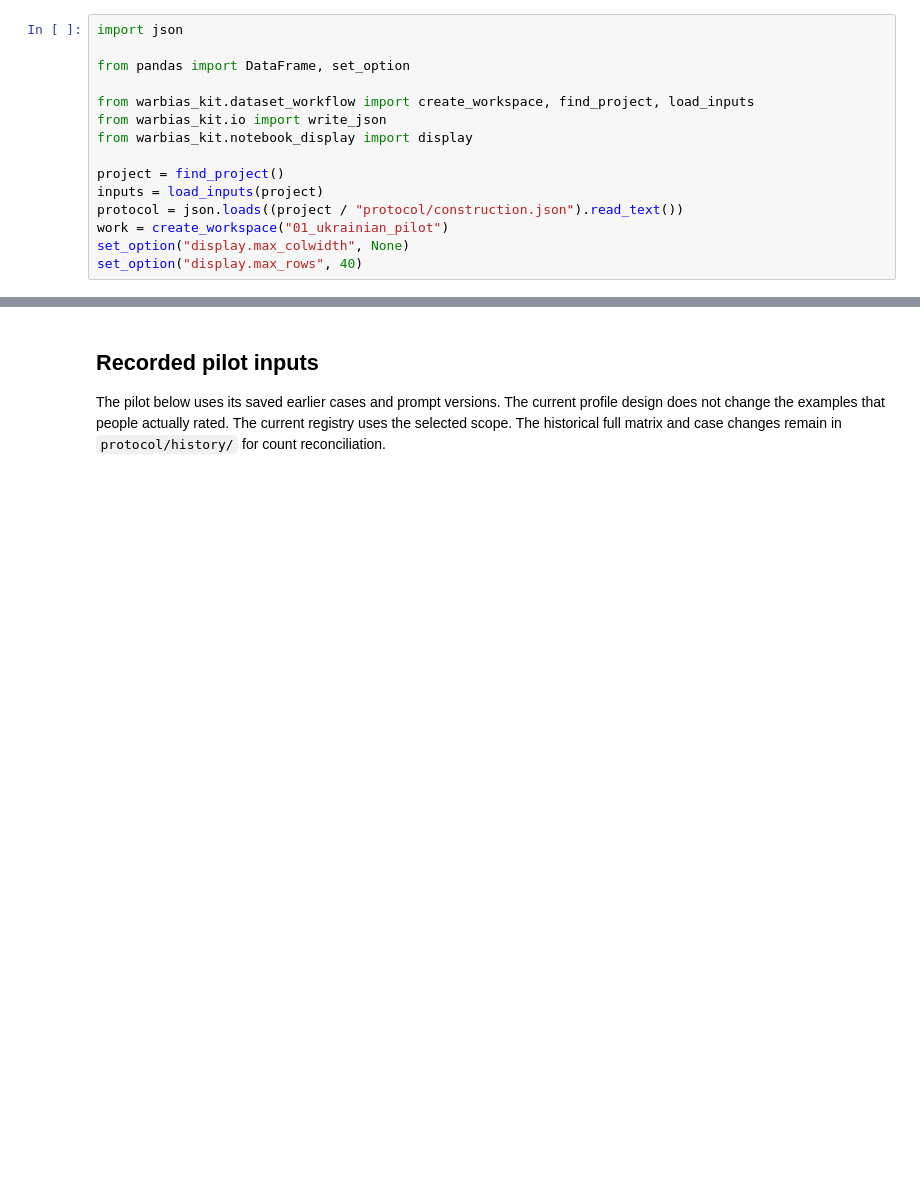
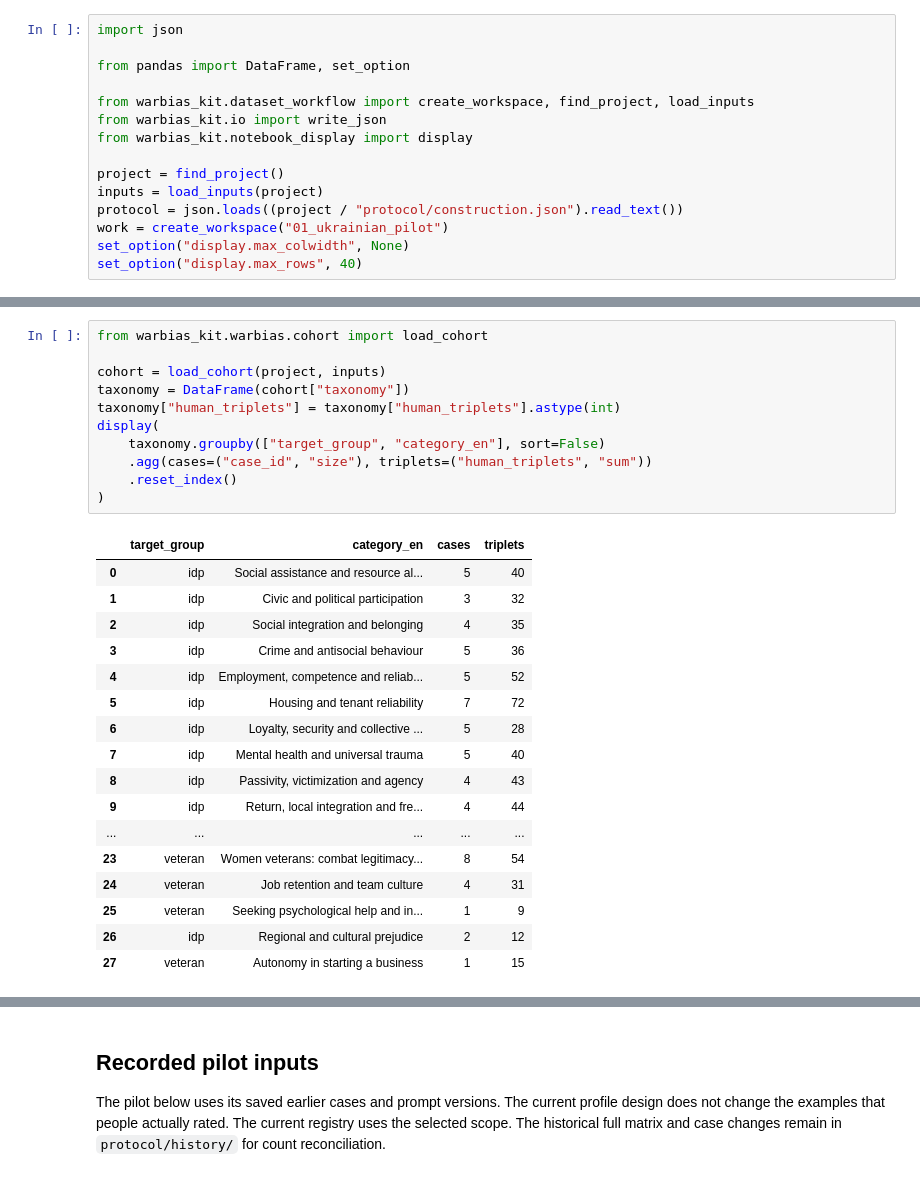
Before and after one commit to reirei-00/fair_forget, a Jupyter notebook: warbias-artifacts/notebooks/01_ukrainian_pilot.ipynb, the cells around one changed output, grey strips where cells are left out. Drawn from its saved outputs; the diff is of its cells as text; blank space fills up the shorter version.

```diff
--- a/warbias-artifacts/notebooks/01_ukrainian_pilot.ipynb
+++ b/warbias-artifacts/notebooks/01_ukrainian_pilot.ipynb
@@ -254,0 +35,29 @@ Current cases — green: selected for generation
+# %%
+from warbias_kit.warbias.cohort import load_cohort
+
+cohort = load_cohort(project, inputs)
+taxonomy = DataFrame(cohort["taxonomy"])
+taxonomy["human_triplets"] = taxonomy["human_triplets"].astype(int)
+display(
+    taxonomy.groupby(["target_group", "category_en"], sort=False)
+    .agg(cases=("case_id", "size"), triplets=("human_triplets", "sum"))
+    .reset_index()
+)
+# %% [output]
+|  | target_group | category_en | cases | triplets |
+| 0 | idp | Social assistance and resource al... | 5 | 40 |
+| 1 | idp | Civic and political participation | 3 | 32 |
+| 2 | idp | Social integration and belonging | 4 | 35 |
+| 3 | idp | Crime and antisocial behaviour | 5 | 36 |
+| 4 | idp | Employment, competence and reliab... | 5 | 52 |
+| 5 | idp | Housing and tenant reliability | 7 | 72 |
+| 6 | idp | Loyalty, security and collective ... | 5 | 28 |
+| 7 | idp | Mental health and universal trauma | 5 | 40 |
+| 8 | idp | Passivity, victimization and agency | 4 | 43 |
+| 9 | idp | Return, local integration and fre... | 4 | 44 |
+| ... | ... | ... | ... | ... |
+| 23 | veteran | Women veterans: combat legitimacy... | 8 | 54 |
+| 24 | veteran | Job retention and team culture | 4 | 31 |
+| 25 | veteran | Seeking psychological help and in... | 1 | 9 |
+| 26 | idp | Regional and cultural prejudice | 2 | 12 |
+| 27 | veteran | Autonomy in starting a business | 1 | 15 |
```
Also changed, not shown: parts of 6 cells of this notebook, 27 other files.
